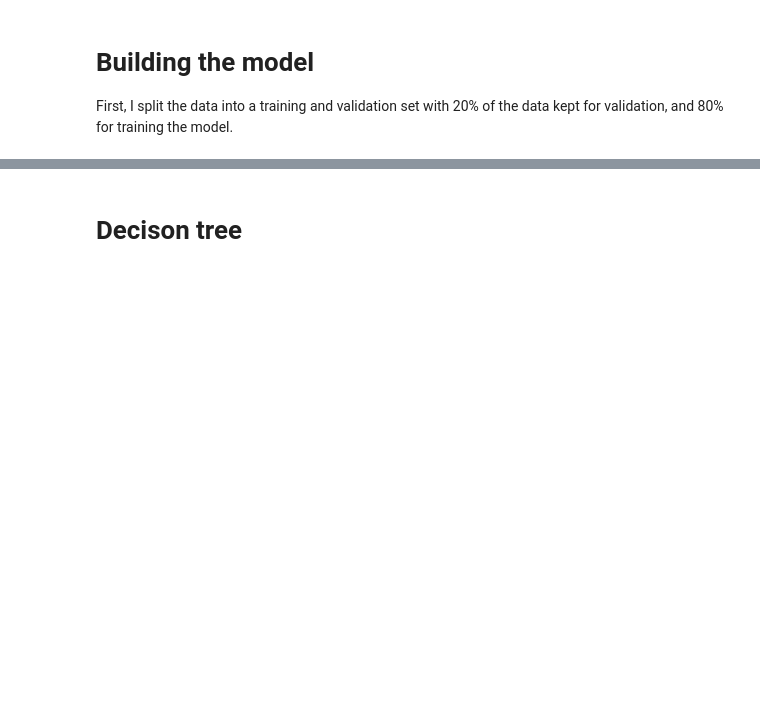
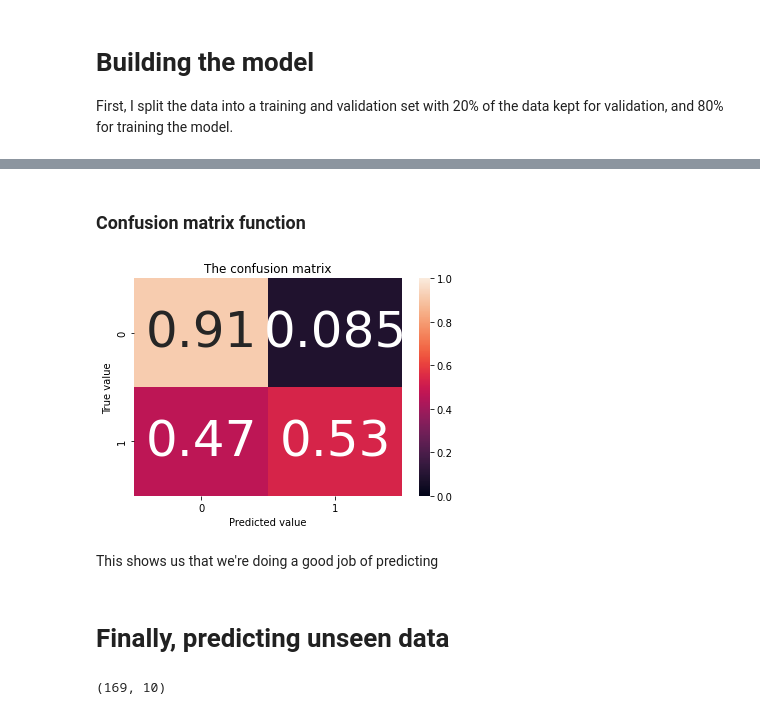
Before and after one commit to mixmav/machine-learning-A1-RMIT, a Jupyter notebook: solution/s3783375.ipynb, the cells around one changed output, grey strips where cells are left out. Drawn from its saved outputs; the diff is of its cells as text; code cells hidden in the pictures; blank space fills up the shorter version.

```diff
--- a/solution/s3783375.ipynb
+++ b/solution/s3783375.ipynb
@@ -113,0 +114,11 @@ sns.heatmap(correlation, xticklabels=correlation.columns, yticklabels=correlatio
+# %%
+patient_features = ['PRG', 'PL', 'PR', 'SK', 'TS', 'M11', 'BD2', 'Age', 'Sepssis']
+
+#replace Sepssis column with a binary numeric value
+
+patients = patients_raw.copy(deep=True)
+with pd.option_context('mode.chained_assignment', None):
+	patients['Sepssis'][patients['Sepssis'] == 'Positive'] = 1
+	patients['Sepssis'][patients['Sepssis'] == 'Negative'] = 0
+
+patients.head(5)
@@ -145,7 +160,6 @@ with pd.option_context('mode.chained_assignment', None):
 # %%
 train_x = train_data.drop(['Sepssis',], axis=1).to_numpy()
-train_y = train_data[['Sepssis']].to_numpy()
+train_y = train_data[['Sepssis']].to_numpy().astype('int')
 
 val_x = val_data.drop(['Sepssis',], axis=1).to_numpy()
-val_y = val_data[['Sepssis']].to_numpy()
-# print(train_x)
+val_y = val_data[['Sepssis']].to_numpy().astype('int')
@@ -170,2 +195,0 @@ Validation Accuracy score: 0.775
-# %% [markdown]
-# Decison tree
@@ -173,0 +196,33 @@ from sklearn.tree import DecisionTreeClassifier
+# %% [markdown]
+### Confusion matrix function
+# %%
+# Confusion matrix for
+
+def show_confusion_matrix(cm, classes=None, title='The confusion matrix'):
+	if classes is not None:
+		sns.heatmap(cm, xticklabels=classes, yticklabels=classes, vmax=1., vmin=0., annot=True, annot_kws={'size': 50})
+	else:
+		sns.heatmap(cm, vmin=0., vmax=1.)
+
+	plt.title(title)
+	plt.ylabel('True value')
+	plt.xlabel('Predicted value')
+
+
+#Visualize the matrix
+
+cm = metrics.confusion_matrix(train_y, y_pred)
+cm_normalized = cm / cm.sum(axis=1).reshape(-1, 1)
+
+show_confusion_matrix(cm_normalized, classes=classifier.classes_)
+# %% [output]
+[figure, added]
+# %% [markdown]
+This shows us that we're doing a good job of predicting
+# %% [markdown]
+# Finally, predicting unseen data
+# %%
+data_unseen = pd.read_csv('./Paitients_Files_Test.csv')
+data_unseen.shape
+# %% [output]
+(169, 10)
```
Also changed, not shown: parts of 31 cells of this notebook.
